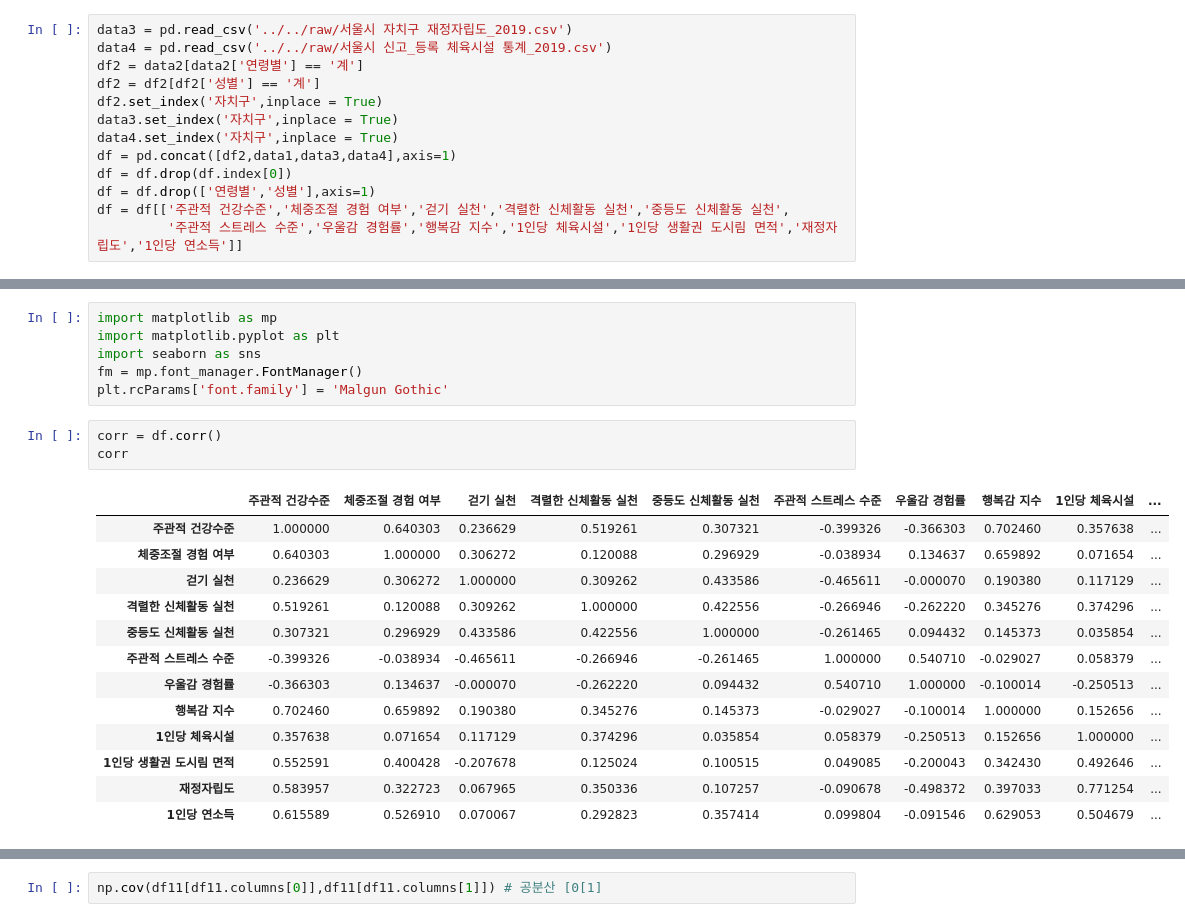
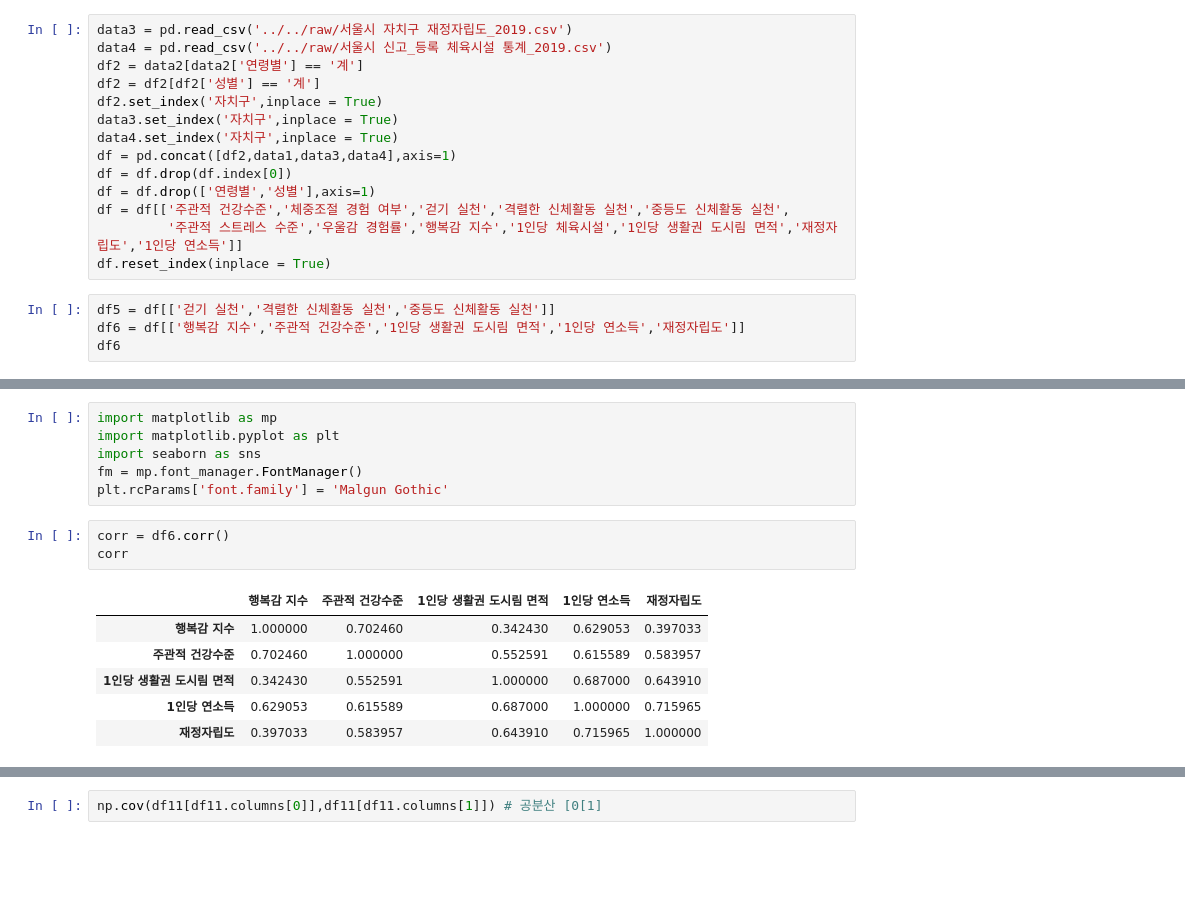
Before and after one commit to visual-project/walk-with-me, a Jupyter notebook: 시각화/junghun/2019 통합 테이블.ipynb, the cells around one changed output, grey strips where cells are left out. Cells and saved outputs as stored; diff of their text form; blank space fills up the shorter version.

```diff
--- a/시각화/junghun/2019 통합 테이블.ipynb
+++ b/시각화/junghun/2019 통합 테이블.ipynb
@@ -37,3 +37,8 @@ df = df.drop(df.index[0])
 df = df.drop(['연령별','성별'],axis=1)
 df = df[['주관적 건강수준','체중조절 경험 여부','걷기 실천','격렬한 신체활동 실천','중등도 신체활동 실천',
          '주관적 스트레스 수준','우울감 경험률','행복감 지수','1인당 체육시설','1인당 생활권 도시림 면적','재정자립도','1인당 연소득']]
+df.reset_index(inplace = True)
+# %%
+df5 = df[['걷기 실천','격렬한 신체활동 실천','중등도 신체활동 실천']]
+df6 = df[['행복감 지수','주관적 건강수준','1인당 생활권 도시림 면적','1인당 연소득','재정자립도']]
+df6
@@ -44,22 +67,15 @@ import seaborn as sns
 fm = mp.font_manager.FontManager()
 plt.rcParams['font.family'] = 'Malgun Gothic'
 # %%
-corr = df.corr()
+corr = df6.corr()
 corr
 # %% [output]
-|  | 주관적 건강수준 | 체중조절 경험 여부 | 걷기 실천 | 격렬한 신체활동 실천 | 중등도 신체활동 실천 | 주관적 스트레스 수준 | 우울감 경험률 | 행복감 지수 | 1인당 체육시설 | ... |
-| 주관적 건강수준 | 1.000000 | 0.640303 | 0.236629 | 0.519261 | 0.307321 | -0.399326 | -0.366303 | 0.702460 | 0.357638 | ... |
-| 체중조절 경험 여부 | 0.640303 | 1.000000 | 0.306272 | 0.120088 | 0.296929 | -0.038934 | 0.134637 | 0.659892 | 0.071654 | ... |
-| 걷기 실천 | 0.236629 | 0.306272 | 1.000000 | 0.309262 | 0.433586 | -0.465611 | -0.000070 | 0.190380 | 0.117129 | ... |
-| 격렬한 신체활동 실천 | 0.519261 | 0.120088 | 0.309262 | 1.000000 | 0.422556 | -0.266946 | -0.262220 | 0.345276 | 0.374296 | ... |
-| 중등도 신체활동 실천 | 0.307321 | 0.296929 | 0.433586 | 0.422556 | 1.000000 | -0.261465 | 0.094432 | 0.145373 | 0.035854 | ... |
-| 주관적 스트레스 수준 | -0.399326 | -0.038934 | -0.465611 | -0.266946 | -0.261465 | 1.000000 | 0.540710 | -0.029027 | 0.058379 | ... |
-| 우울감 경험률 | -0.366303 | 0.134637 | -0.000070 | -0.262220 | 0.094432 | 0.540710 | 1.000000 | -0.100014 | -0.250513 | ... |
-| 행복감 지수 | 0.702460 | 0.659892 | 0.190380 | 0.345276 | 0.145373 | -0.029027 | -0.100014 | 1.000000 | 0.152656 | ... |
-| 1인당 체육시설 | 0.357638 | 0.071654 | 0.117129 | 0.374296 | 0.035854 | 0.058379 | -0.250513 | 0.152656 | 1.000000 | ... |
-| 1인당 생활권 도시림 면적 | 0.552591 | 0.400428 | -0.207678 | 0.125024 | 0.100515 | 0.049085 | -0.200043 | 0.342430 | 0.492646 | ... |
-| 재정자립도 | 0.583957 | 0.322723 | 0.067965 | 0.350336 | 0.107257 | -0.090678 | -0.498372 | 0.397033 | 0.771254 | ... |
-| 1인당 연소득 | 0.615589 | 0.526910 | 0.070067 | 0.292823 | 0.357414 | 0.099804 | -0.091546 | 0.629053 | 0.504679 | ... |
+|  | 행복감 지수 | 주관적 건강수준 | 1인당 생활권 도시림 면적 | 1인당 연소득 | 재정자립도 |
+| 행복감 지수 | 1.000000 | 0.702460 | 0.342430 | 0.629053 | 0.397033 |
+| 주관적 건강수준 | 0.702460 | 1.000000 | 0.552591 | 0.615589 | 0.583957 |
+| 1인당 생활권 도시림 면적 | 0.342430 | 0.552591 | 1.000000 | 0.687000 | 0.643910 |
+| 1인당 연소득 | 0.629053 | 0.615589 | 0.687000 | 1.000000 | 0.715965 |
+| 재정자립도 | 0.397033 | 0.583957 | 0.643910 | 0.715965 | 1.000000 |
 # %%
 sns.heatmap(corr)
 plt.rc('axes', unicode_minus=False)
```
Also changed, not shown: parts of 17 cells of this notebook, 14 other files.
